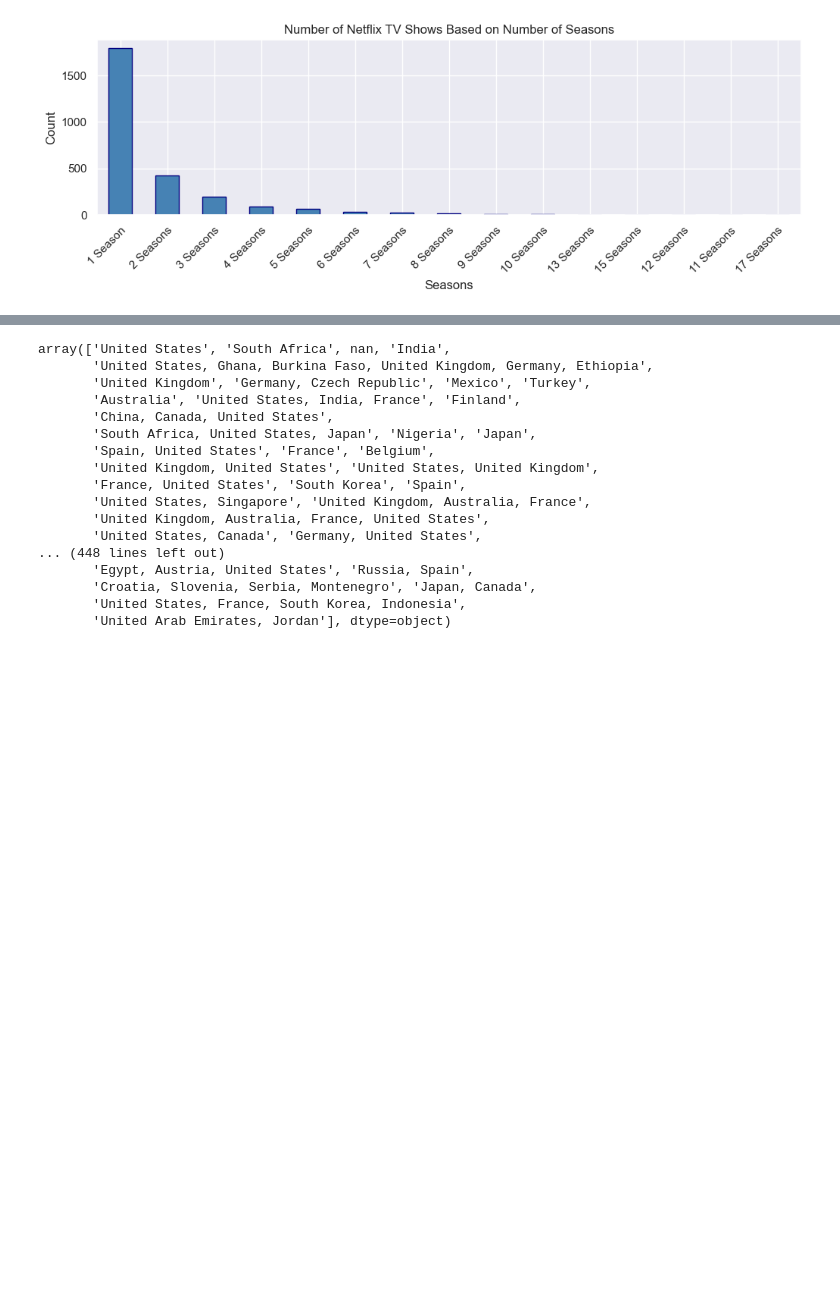
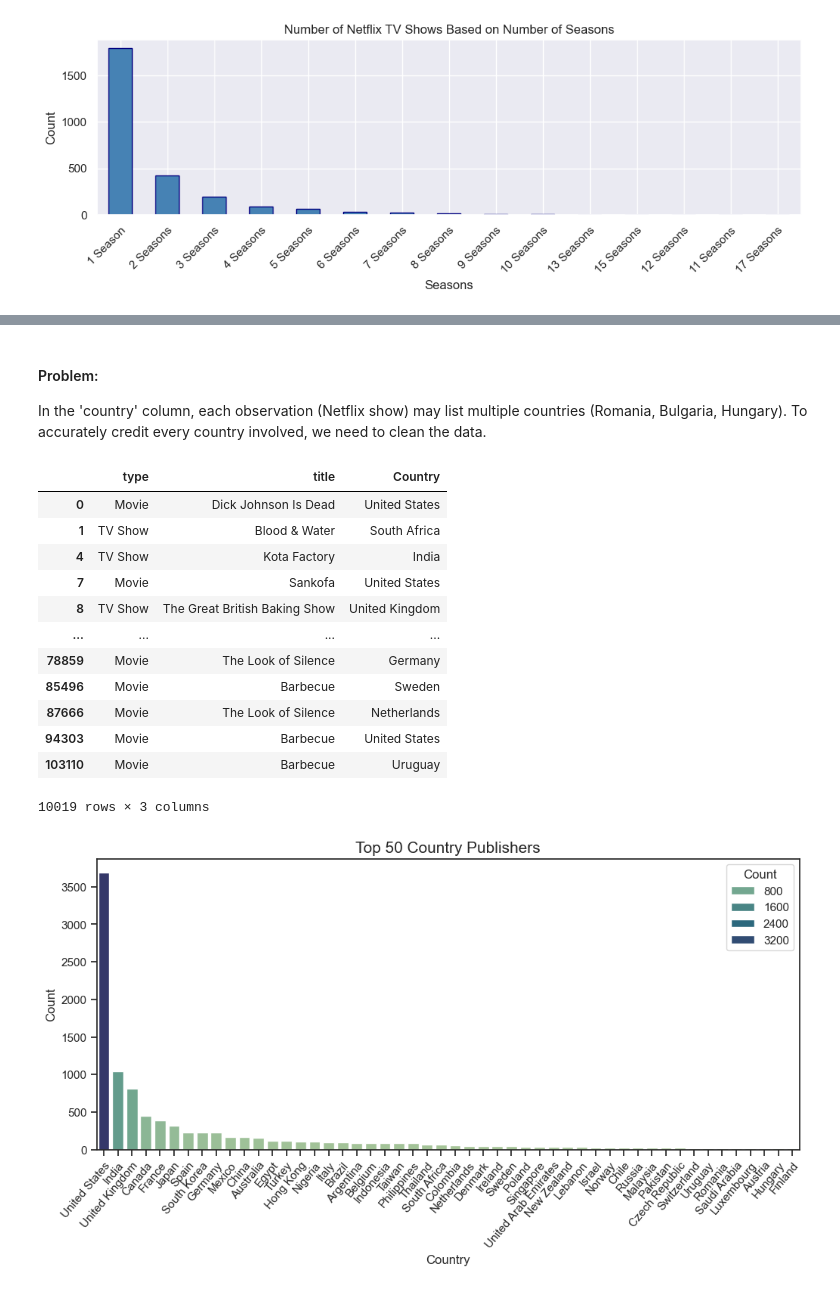
Before and after one commit to DaniloGrujic/netflix-data, a Jupyter notebook: EDA_netflix.ipynb, the cells around one changed output, grey strips where cells are left out. Drawn from its saved outputs; the diff is of its cells as text; code cells hidden in the pictures; blank space fills up the shorter version.

```diff
--- a/EDA_netflix.ipynb
+++ b/EDA_netflix.ipynb
@@ -148,20 +142,37 @@ plt.show()
+# %% [markdown]
+#### Problem:
+In the 'country' column, each observation (Netflix show) may list multiple countries (Romania, Bulgaria, Hungary). To accurately credit every country involved, we need to clean the data.
 # %%
-df['country'].unique()
+country_count = df.copy()
+country_count = pd.concat([country_count, df['country'].str.split(",", expand=True)], axis=1)
+country_count = country_count.melt(id_vars=['type', 'title'], value_vars=range(12), value_name='Country')
+country_count = country_count.drop(columns=['variable'])
+country_count = country_count[country_count['Country'].notna()]
+country_count['Country'] = country_count['Country'].str.strip()
+country_count
 # %% [output]
+|  | type | title | Country |
+| 0 | Movie | Dick Johnson Is Dead | United States |
+| 1 | TV Show | Blood & Water | South Africa |
+| 4 | TV Show | Kota Factory | India |
+| 7 | Movie | Sankofa | United States |
+| 8 | TV Show | The Great British Baking Show | United Kingdom |
+| ... | ... | ... | ... |
+| 78859 | Movie | The Look of Silence | Germany |
+| 85496 | Movie | Barbecue | Sweden |
+| 87666 | Movie | The Look of Silence | Netherlands |
+| 94303 | Movie | Barbecue | United States |
+| 103110 | Movie | Barbecue | Uruguay |
-array(['United States', 'South Africa', nan, 'India',
-       'United States, Ghana, Burkina Faso, United Kingdom, Germany, Ethiopia',
-       'United Kingdom', 'Germany, Czech Republic', 'Mexico', 'Turkey',
-       'Australia', 'United States, India, France', 'Finland',
-       'China, Canada, United States',
-       'South Africa, United States, Japan', 'Nigeria', 'Japan',
-       'Spain, United States', 'France', 'Belgium',
-       'United Kingdom, United States', 'United States, United Kingdom',
-       'France, United States', 'South Korea', 'Spain',
-       'United States, Singapore', 'United Kingdom, Australia, France',
-       'United Kingdom, Australia, France, United States',
-       'United States, Canada', 'Germany, United States',
-... (448 lines left out)
-       'Egypt, Austria, United States', 'Russia, Spain',
-       'Croatia, Slovenia, Serbia, Montenegro', 'Japan, Canada',
-       'United States, France, South Korea, Indonesia',
-       'United Arab Emirates, Jordan'], dtype=object)
+10019 rows × 3 columns
+# %%
+sns.set_style("ticks")
+top_10_countries = country_count['Country'].value_counts().head(50).reset_index()
+top_10_countries.columns = ['Country', 'Count']
+plt.figure(figsize=(12, 5))
+sns.barplot(x='Country', y='Count', data=top_10_countries, palette='crest', hue='Count')
+plt.title('Top 50 Country Publishers', fontdict={'fontsize': 15})
+plt.xticks(ha='right', rotation=50, rotation_mode="anchor")
+plt.xlabel('Country', fontdict={'fontsize': 12})
+plt.show()
+# %% [output]
+[figure, added]
```
Also changed, not shown: parts of 7 cells of this notebook.
